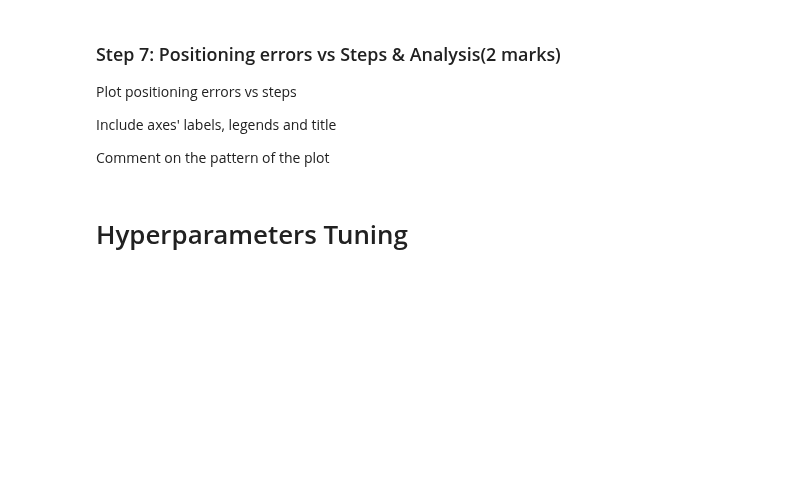
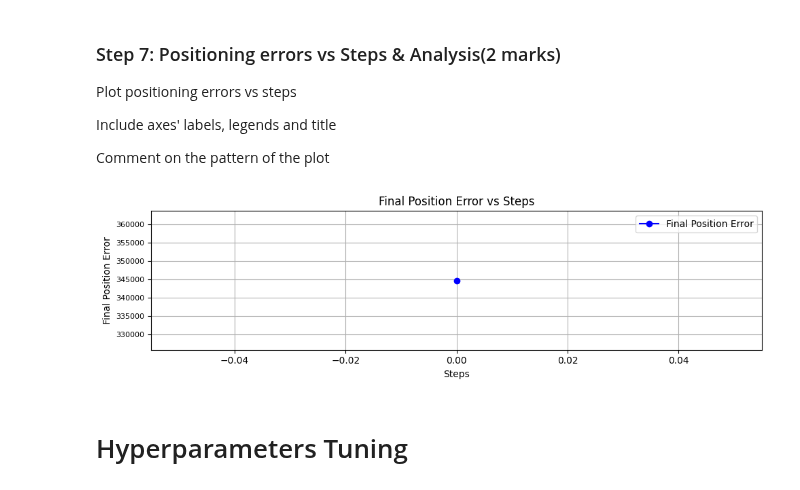
Before and after one commit to ChukwuebukaEzeanaka/engg680_2024_fall, a Jupyter notebook: Lab_Assignment3/Assignment3.ipynb, the cells around one changed output. Saved outputs shown, nothing was run; the diff lists cells and outputs as text; code cells hidden in the pictures; blank space fills up the shorter version.

```diff
--- a/Lab_Assignment3/Assignment3.ipynb
+++ b/Lab_Assignment3/Assignment3.ipynb
@@ -296,3 +318,32 @@ plt.show()
+# %%
+steps = [0]
+final_position_error = np.array([344779.171957676])
+
+fig, ax = plt.subplots(nrows=1, ncols=1, figsize=(10, 3))
+ax.plot(steps, final_position_error, marker='o', linestyle='-', color='b', label='Final Position Error')
+
+# Customizing tick parameters for y-axis
+ax.tick_params(axis='y', labelsize=8)
+
+# Adding labels and title
+ax.set_xlabel('Steps')
+ax.set_ylabel('Final Position Error')
+ax.set_title('Final Position Error vs Steps')
+
+# Adding legend
+ax.legend()
+
+# Enabling grid for readability
+ax.grid(True)
+
+# Ensuring tight layout
+fig.tight_layout()
+plt.show()
+
+# Comment on the pattern
+# ...
+# %% [output]
+[figure, added]
 # %% [markdown]
 # Hyperparameters Tuning
 # %% [markdown]
```
Also changed, not shown: parts of 5 cells of this notebook.
